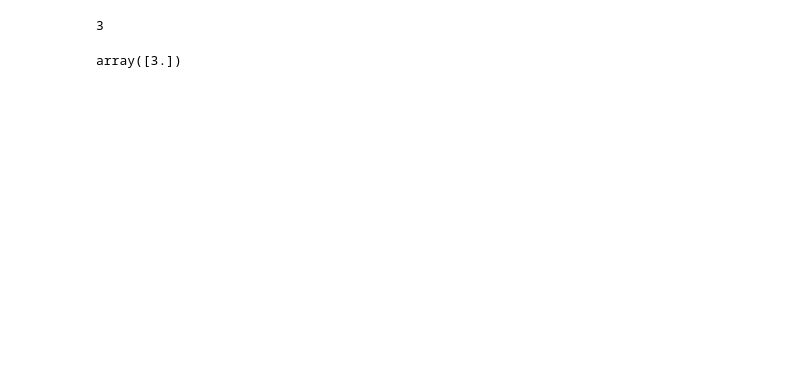
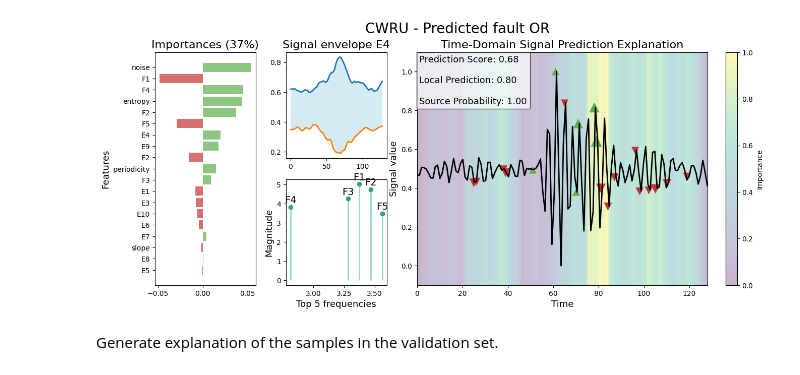
Before and after one commit to dasolma/diffLIME, a Jupyter notebook: src/phm_framework/notebooks/Explain CWRU.ipynb, the cells around one changed output. Drawn from its saved outputs; the diff is of its cells as text; code cells hidden in the pictures; blank space fills up the shorter version.

Commit message:
Explanation notebooks

```diff
--- a/src/phm_framework/notebooks/Explain CWRU.ipynb
+++ b/src/phm_framework/notebooks/Explain CWRU.ipynb
@@ -110,11 +115,0 @@ dist
-# %%
-s = X_train[100]
-f = synthetic.generate_meta(s, centroids)
-
-f[-5] = 0.02
-
-sn = synthetic.generate_synthetic_from_dpm(s, model, centroids, forced_features=f)
-
-
-plt.plot(s)
-plt.plot(sn)
@@ -498 +185,21 @@ plt.savefig("imp.svg")
+# %%
+from phm_framework.xai import lime
+from phm_framework.data import meta, synthetic
+from phm_framework.xai import plot
+from importlib import reload
+reload(plot)
+
+difflime = lime.DiffLIME(cwru_model, dpm_model, centroids, nsamples=100, verbose=False)
+
+_, explanation, prediction_score, local_pred, source_prob, source_klass = difflime.explain(X_val[0])
+
+
+plot.plot_importances(X_val[0], explanation, prediction_score, local_pred,
+                 source_prob, centroids, title=f"CWRU - Predicted fault {task.meta['target_labels'][source_klass]}",
+                 topi=20, base_frec=12)
+plt.savefig("imp.svg")
+# %% [output]
+[figure, added]
+# %% [markdown]
+Generate explanation of the samples in the validation set.
 # %%
@@ -514,8 +234,0 @@ np.random.shuffle(np.arange(0, X_val.shape[0]))
-# %%
-int(Y_val[i][0])
-# %% [output]
-3
-# %%
-Y_val[i]
-# %% [output]
-array([3.])
```
Also changed, not shown: parts of 19 cells of this notebook, 1 other file.
